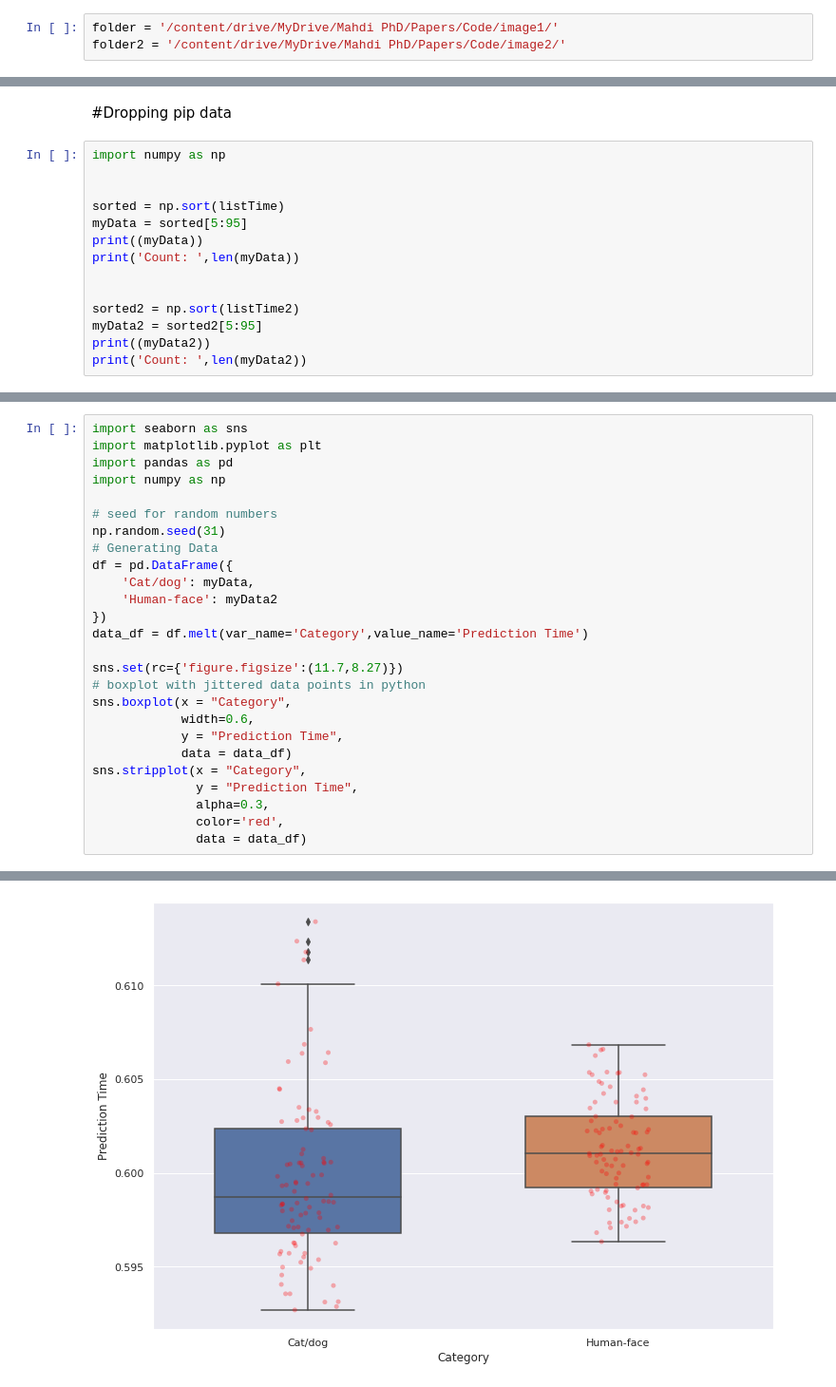
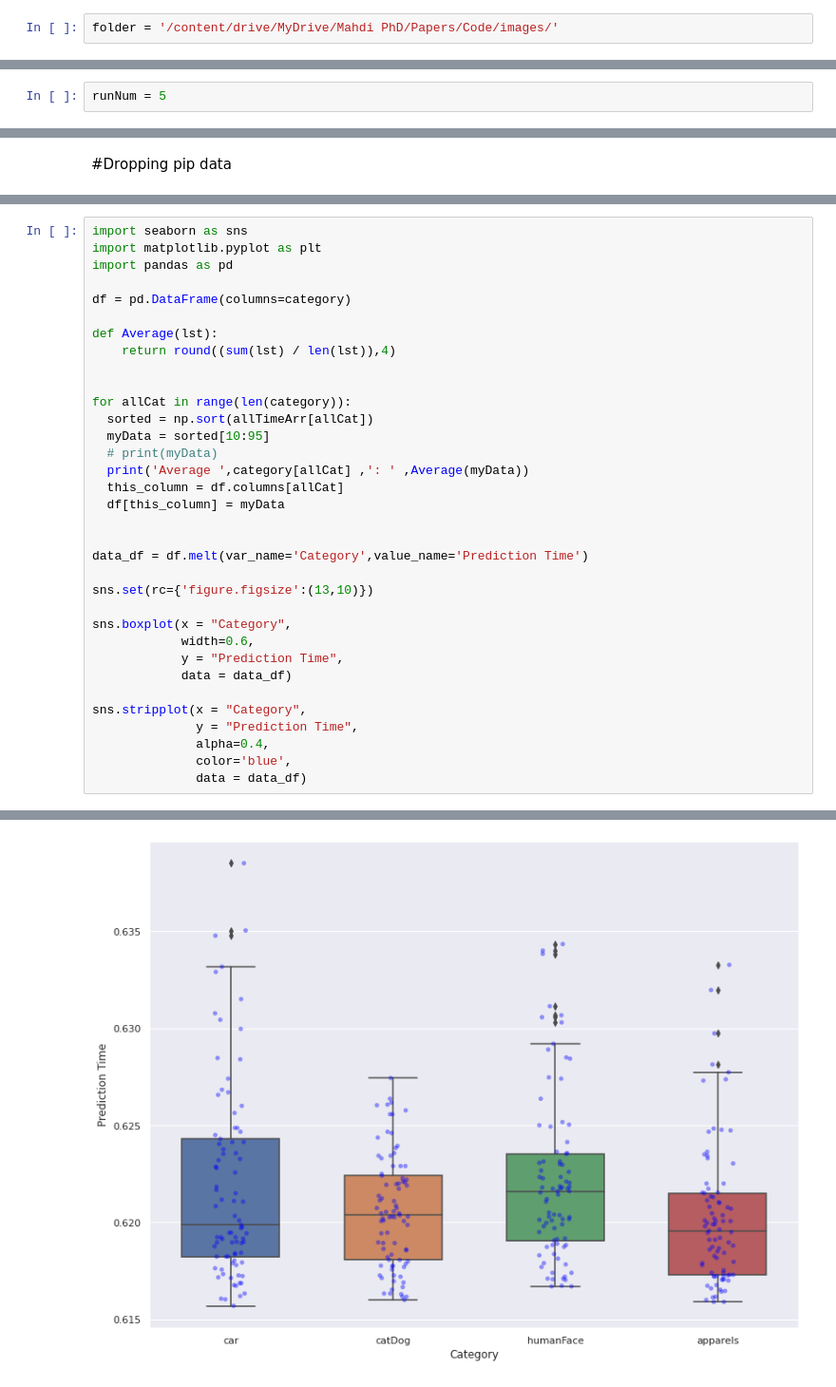
Before and after one commit to mahdi943/VGG16, a Jupyter notebook: Time-Analyses-VGG16.ipynb, the cells around one changed output, grey strips where cells are left out. Shown at 95% size. Saved outputs shown, nothing was run; the diff lists cells and outputs as text.

```diff
--- a/Time-Analyses-VGG16.ipynb
+++ b/Time-Analyses-VGG16.ipynb
@@ -61,8 +61,7 @@ Non-trainable params: 0
 _________________________________________________________________
 None
 # %%
-folder = '/content/drive/MyDrive/Mahdi PhD/Papers/Code/image1/'
-folder2 = '/content/drive/MyDrive/Mahdi PhD/Papers/Code/image2/'
+folder = '/content/drive/MyDrive/Mahdi PhD/Papers/Code/images/'
 # %%
 from tensorflow.keras.preprocessing import image
 from tensorflow.keras.applications.vgg16 import preprocess_input,decode_predictions
@@ -83,2 +88,4 @@ display(img)
+# %%
+runNum = 5
 # %%
 import time
@@ -211,16 +172,2 @@ plt.show()
 # %% [markdown]
 #Dropping pip data
-# %%
-import numpy as np
-
-
-sorted = np.sort(listTime)
-myData = sorted[5:95]
-print((myData))
-print('Count: ',len(myData))
-
-
-sorted2 = np.sort(listTime2)
-myData2 = sorted2[5:95]
-print((myData2))
-print('Count: ',len(myData2))
@@ -253,26 +175,34 @@ plt.show()
 import seaborn as sns
 import matplotlib.pyplot as plt
 import pandas as pd
-import numpy as np
 
-# seed for random numbers
-np.random.seed(31)
-# Generating Data
-df = pd.DataFrame({
-    'Cat/dog': myData,
-    'Human-face': myData2
-})
+df = pd.DataFrame(columns=category)
+
+def Average(lst):
+    return round((sum(lst) / len(lst)),4)
+
+
+for allCat in range(len(category)):
+  sorted = np.sort(allTimeArr[allCat])
+  myData = sorted[10:95]
+  # print(myData)
+  print('Average ',category[allCat] ,': ' ,Average(myData))
+  this_column = df.columns[allCat]
+  df[this_column] = myData
+
+
 data_df = df.melt(var_name='Category',value_name='Prediction Time')
 
-sns.set(rc={'figure.figsize':(11.7,8.27)})
-# boxplot with jittered data points in python
+sns.set(rc={'figure.figsize':(13,10)})
+
 sns.boxplot(x = "Category",
             width=0.6,
             y = "Prediction Time",
             data = data_df)
+
 sns.stripplot(x = "Category",
               y = "Prediction Time",
-              alpha=0.3,
-              color='red',
+              alpha=0.4,
+              color='blue',
               data = data_df)
 # %% [output]
@@ -280 +214 @@ sns.stripplot(x = "Category",
-[figure, old version]
+[figure, new version]
```
Also changed, not shown: parts of 10 cells of this notebook.
